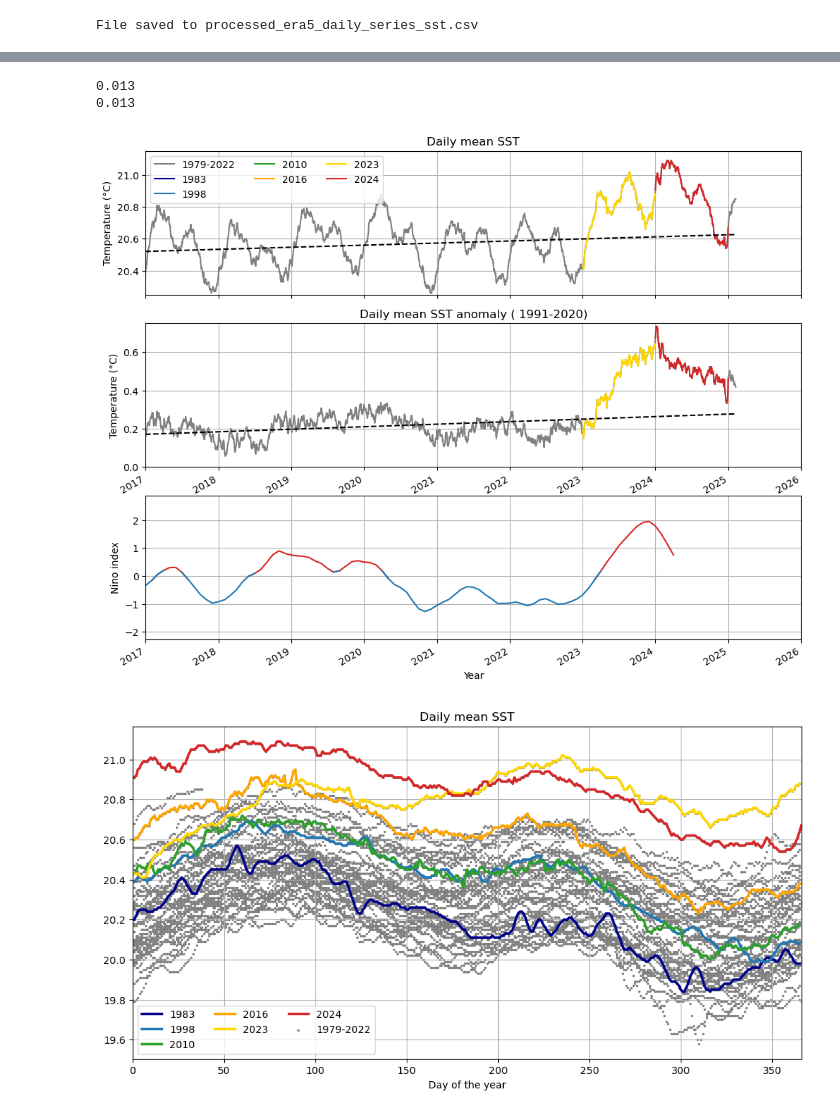
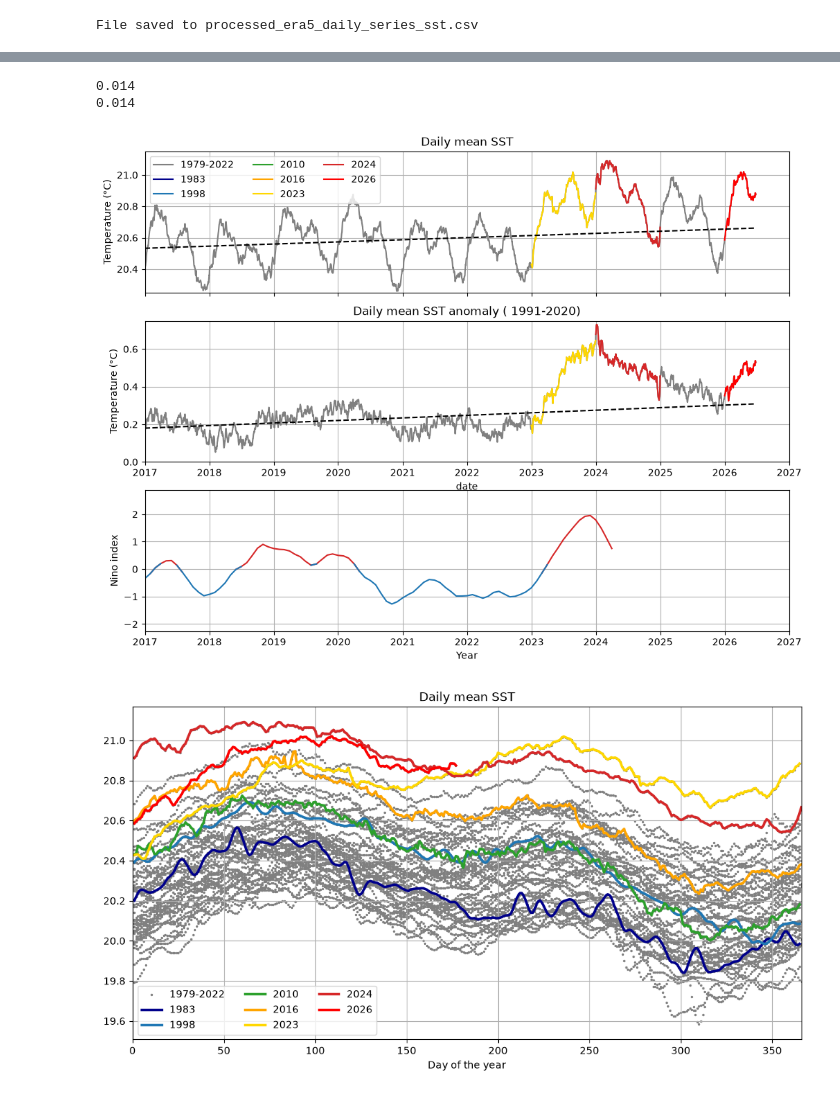
Before and after one commit to EPauthenet/Climate-Vizualisation, a Jupyter notebook: Daily_SST_60S_60N/Daily_SST_trend_Copernicus.ipynb, the cells around one changed output, grey strips where cells are left out. Saved outputs shown, nothing was run; the diff lists cells and outputs as text; code cells hidden in the pictures.

```diff
--- a/Daily_SST_60S_60N/Daily_SST_trend_Copernicus.ipynb
+++ b/Daily_SST_60S_60N/Daily_SST_trend_Copernicus.ipynb
@@ -46,7 +48,7 @@ File saved to processed_era5_daily_series_sst.csv
 # %%
 # Add the Nino index
 #https://www.cpc.ncep.noaa.gov/data/indices/oni.ascii.txt
-df = pd.read_csv('Nino_index.txt', delim_whitespace=True)
+df = pd.read_csv('Nino_index.txt', sep=r'\s+')
 df['dates'] = pd.date_range(start='1950-01-01', end='2024-04-01', freq='MS')
 df.set_index('dates', inplace=True)
 ds_nino = xr.Dataset.from_dataframe(df)
@@ -74,8 +76,9 @@ ds2010 = ds.where(ds.year==2010)
 ds2016 = ds.where(ds.year==2016)
 ds2023 = ds.where(ds.year==2023)
 ds2024 = ds.where(ds.year==2024)
-ds_list = [ds1983    , ds1998   , ds2010    , ds2016 , ds2023, ds2024]
-ds_col  = ['darkblue','tab:blue','tab:green','orange', 'gold', 'tab:red']
-ds_lab  = ['1983'    ,'1998'    ,'2010'     ,'2016'  , '2023', '2024']
+ds2026 = ds.where(ds.year==2026)
+ds_list = [ds1983    , ds1998   , ds2010    , ds2016 , ds2023, ds2024, ds2026]
+ds_col  = ['darkblue','tab:blue','tab:green','orange', 'gold', 'tab:red', 'red']
+ds_lab  = ['1983'    ,'1998'    ,'2010'     ,'2016'  , '2023', '2024', '2026']
 print('last date is '+ str(ds['date'][-1].data))
 # %% [output]
@@ -121,7 +124,7 @@ ds_nino['ANOM'].where(ds_nino['ANOM'] <= .2).plot(ax = ax3,color = 'tab:blue')
 ax3.set_ylabel('Nino index')
 ax3.grid()
 for ax in [ax1,ax2,ax3]:
-    ax.set_xlim([pd.to_datetime('1978-01-01'),pd.to_datetime('2026-01-01')])
+    ax.set_xlim([pd.to_datetime('1978-01-01'),pd.to_datetime('2028-01-01')])
 ax1.set_xlabel('')
 ax2.set_xlabel('')
 ax3.set_xlabel('Year')
@@ -141,39 +144,38 @@ for var,ax,title, in zip(['sst','ano_91_20'],[ax1,ax2],['Daily mean SST','Daily
     ds[var].plot(label='1979-2022',color = 'grey',ax = ax)
     for i in np.arange(len(ds_list)):
         ds_list[i][var].plot(label=ds_lab[i], color=ds_col[i],ax = ax)
     # Linear regression for anomaly
     x_values = np.arange(len(ds['date'])).reshape(-1, 1)
     y_values = ds[var].values.reshape(-1, 1)
     model = LinearRegression()
     model.fit(x_values, y_values)
     regression_line = model.predict(x_values)
     slope = np.round(model.coef_[0][0]*365,3)
     print(slope)
     ax.plot(ds['date'], regression_line, linestyle='--', color='black') #label=f"Slope of the linear regression: {slope} °C/year"
     ax.set_title(title)
     ax.set_ylabel('Temperature (°C)')
     ax.grid()
 
 #Nino
 ds_nino['ANOM'].where(ds_nino['ANOM'] >= -.2).plot(ax = ax3,color = 'tab:red')
 ds_nino['ANOM'].where(ds_nino['ANOM'] <= .2).plot(ax = ax3,color = 'tab:blue')
 ax3.set_ylabel('Nino index')
 ax3.grid()
 
 ax1.set_xlabel('')
 ax3.set_xlabel('Year')
 ax1.set_xticklabels([])
 ax1.legend(ncol = 3)
-ax1.set_xlim([pd.to_datetime('2017-01-01'),pd.to_datetime('2026-01-01')])
-ax2.set_xlim([pd.to_datetime('2017-01-01'),pd.to_datetime('2026-01-01')])
-ax3.set_xlim([pd.to_datetime('2017-01-01'),pd.to_datetime('2026-01-01')])
+for ax in [ax1,ax2,ax3]:
+    ax.set_xlim([pd.to_datetime('2017-01-01'),pd.to_datetime('2027-01-01')])
 ax1.set_ylim([20.25,21.15])
 ax2.set_ylim([0,0.75])
 plt.savefig('Figure/Fig_SST_zoom.png')
 # %% [output]
-0.013
-0.013
+0.014
+0.014
-[figure, old version]
+[figure, new version]
 # %%
 #Against day of the year for dramatic effect
 plt.figure(figsize=(12, 6))
@@ -187,7 +189,7 @@ plt.xlabel('Day of the year')
 plt.title('Daily mean SST')
 plt.savefig('Figure/Fig_SST2.png')
 # %% [output]
-[figure, old version]
+[figure, new version]
 # %%
 #Against day of the year for dramatic effect
 plt.figure(figsize=(12, 6))
```
Also changed, not shown: parts of 6 cells of this notebook, 7 other files.
